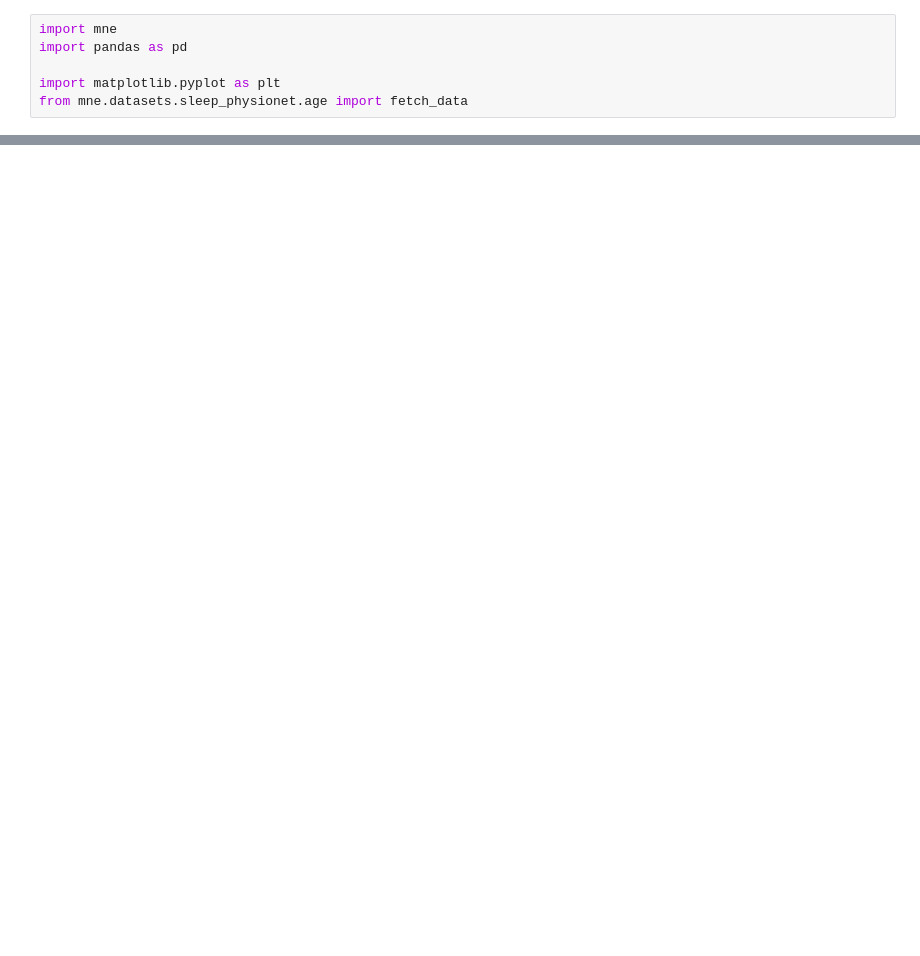
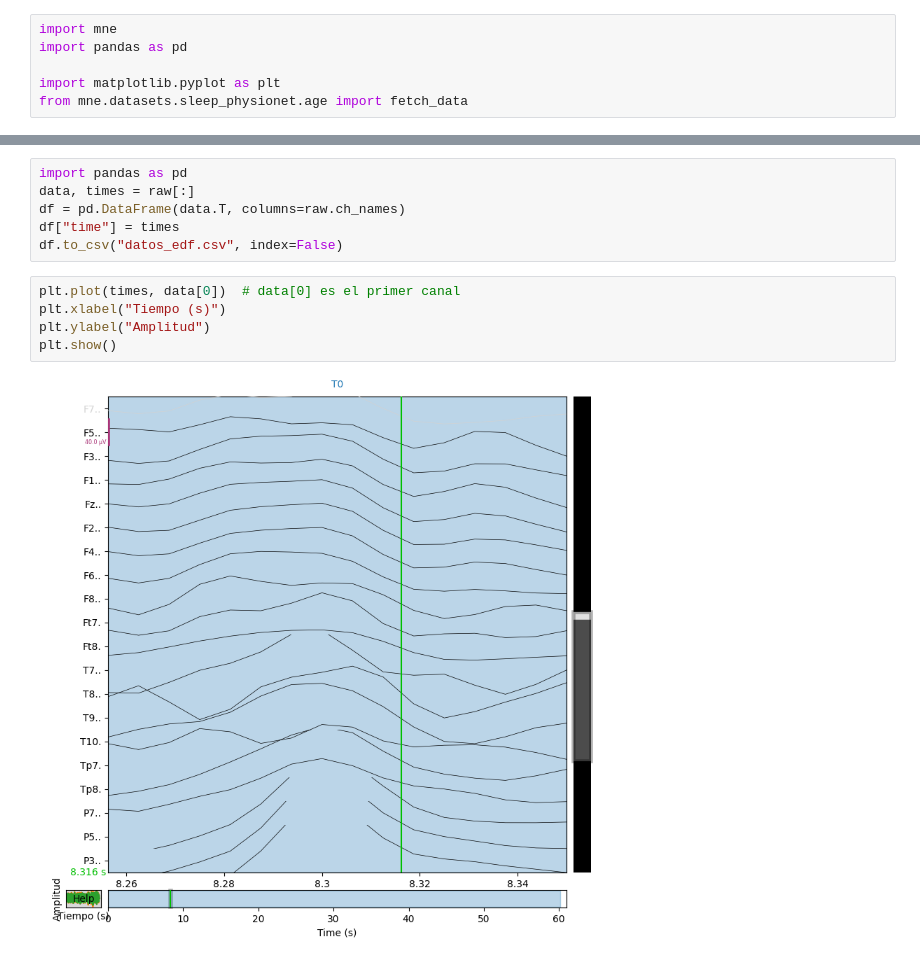
Before and after one commit to emitejadaa/NeuroLinked, a Jupyter notebook: notebooks/edf_editing.ipynb, the cells around one changed output, grey strips where cells are left out. Saved outputs shown, nothing was run; the diff lists cells and outputs as text; blank space fills up the shorter version.

```diff
--- a/notebooks/edf_editing.ipynb
+++ b/notebooks/edf_editing.ipynb
@@ -20,0 +36,13 @@ Reading 0 ... 9759  =      0.000 ...    60.994 secs...
+# %%
+import pandas as pd
+data, times = raw[:]
+df = pd.DataFrame(data.T, columns=raw.ch_names)
+df["time"] = times
+df.to_csv("datos_edf.csv", index=False)
+# %%
+plt.plot(times, data[0])  # data[0] es el primer canal
+plt.xlabel("Tiempo (s)")
+plt.ylabel("Amplitud")
+plt.show()
+# %% [output]
+[figure, added]
```
Also changed, not shown: parts of 1 cell of this notebook, 4 other files.
